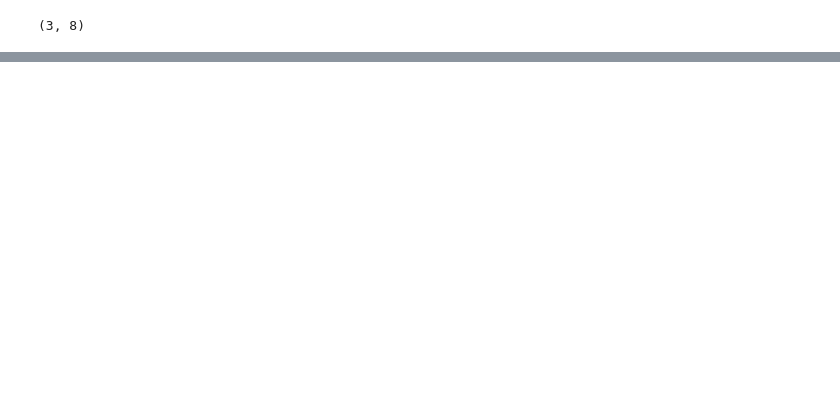
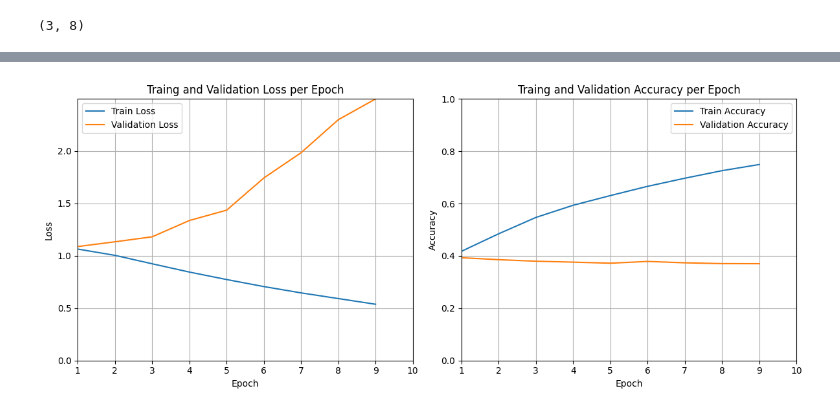
Before and after one commit to itsarun-git/LLM_Rating_System, a Jupyter notebook: LLM_Rating_System.ipynb, the cells around one changed output, grey strips where cells are left out. Saved outputs shown, nothing was run; the diff lists cells and outputs as text; code cells hidden in the pictures; blank space fills up the shorter version.

```diff
--- a/LLM_Rating_System.ipynb
+++ b/LLM_Rating_System.ipynb
@@ -467,0 +558,31 @@ Actual Predictions:[tensor([2, 0, 1])]
+# %%
+class LLM_Rater_2(nn.Module):
+  def __init__(self,vocab_size, embed_dim, hidden_dim, num_classes, dropout_rate=0.2):
+    super(LLM_Rater_2, self).__init__()
+    self.embedding = nn.Embedding(vocab_size, embed_dim, padding_idx=0)
+    self.dropout1 = nn.Dropout(dropout_rate)
+    self.fc1 = nn.Linear(embed_dim, hidden_dim)
+    self.relu = nn.ReLU()
+    self.dropout2 = nn.Dropout(dropout_rate)
+    self.fc2 = nn.Linear(hidden_dim, num_classes)
+
+  def forward(self, input_ids):
+    embedded = self.embedding(input_ids)
+    pooled = embedded.mean(dim=1)
+    x = self.dropout1(pooled)
+    x = self.relu(self.fc1(x))
+    x = self.dropout2(x)
+    output = self.fc2(x)
+
+    return output
+# %%
+vocab_size = len(vocab)
+#build model
+model2 = LLM_Rater_2(vocab_size=vocab_size, embed_dim=128, hidden_dim= 64, num_classes=3)
+print(model2)
+
+total_params = sum(p.numel() for p in model2.parameters())
+trainable_params = sum(p.numel() for p in model2.parameters() if p.requires_grad)
+
+print(f"Total parameters for LLM_Rater_2: {total_params}")
+print(f"Trainable parameters LLM_Rater_2: {trainable_params}")
@@ -467,0 +615,2 @@ Actual Predictions:[tensor([2, 0, 1])]
+# %%
+train_loss1, train_accuracy1, val_loss1, val_accuracy1 = model_trainer(model2, train_loader, val_loader, num_epochs=10)
@@ -467,0 +635,4 @@ Actual Predictions:[tensor([2, 0, 1])]
+# %%
+train_val_curve(train_loss1, val_loss1, train_accuracy1, val_accuracy1)
+# %% [output]
+[figure, added]
```
Also changed, not shown: parts of 15 cells of this notebook.
